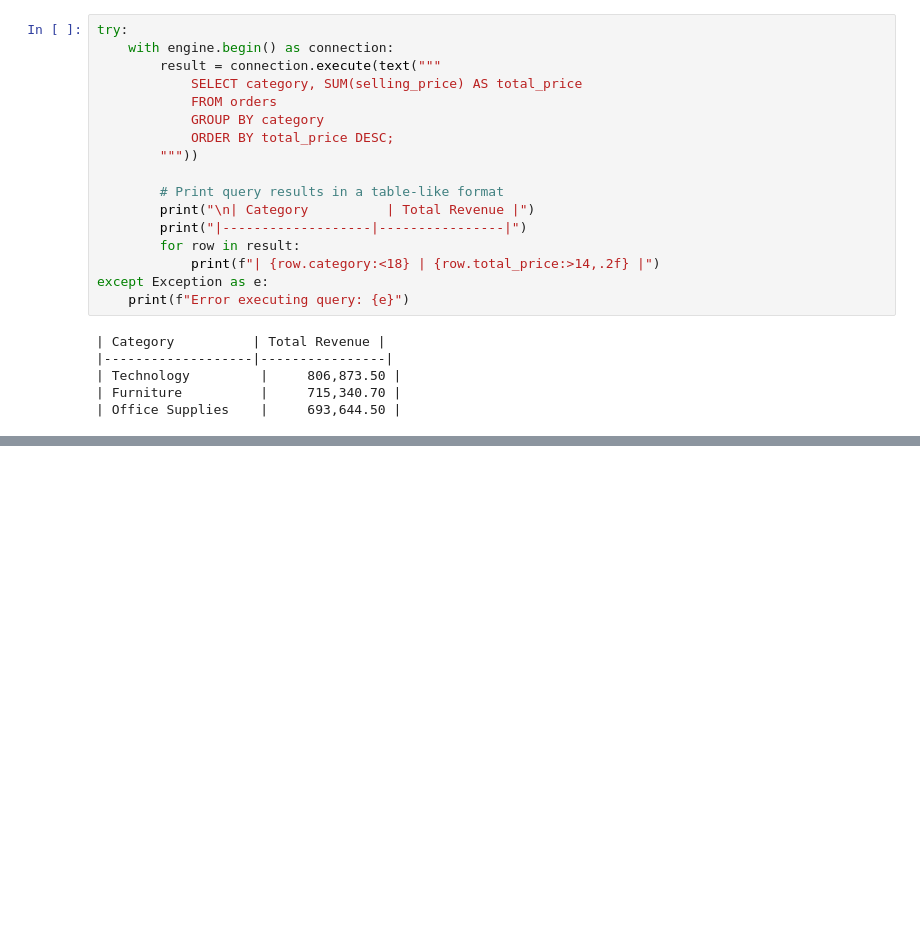
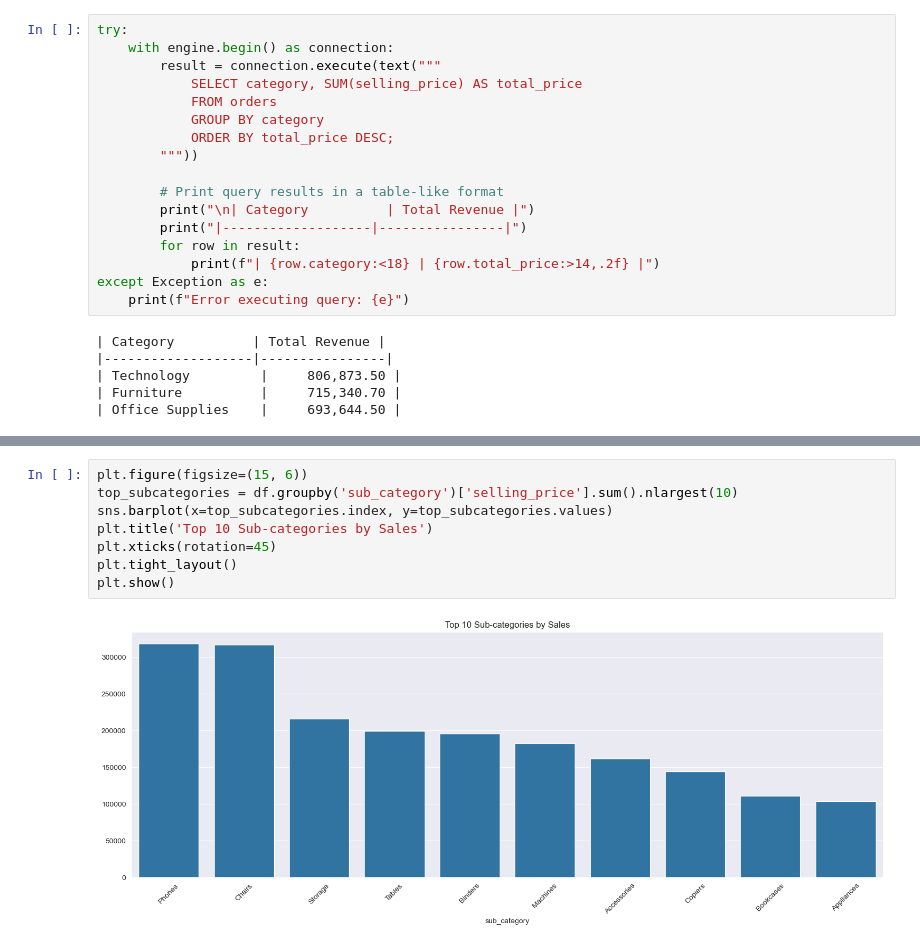
Before and after one commit to ManuelA1000/PythonSQL, a Jupyter notebook: pythonsql.ipynb, the cells around one changed output, grey strips where cells are left out. Saved outputs shown, nothing was run; the diff lists cells and outputs as text; blank space fills up the shorter version.

```diff
--- a/pythonsql.ipynb
+++ b/pythonsql.ipynb
@@ -284,0 +1062,10 @@ ORDER BY total_price DESC;
+# %%
+plt.figure(figsize=(15, 6))
+top_subcategories = df.groupby('sub_category')['selling_price'].sum().nlargest(10)
+sns.barplot(x=top_subcategories.index, y=top_subcategories.values)
+plt.title('Top 10 Sub-categories by Sales')
+plt.xticks(rotation=45)
+plt.tight_layout()
+plt.show()
+# %% [output]
+[figure, added]
```
Also changed, not shown: parts of 46 cells of this notebook.
